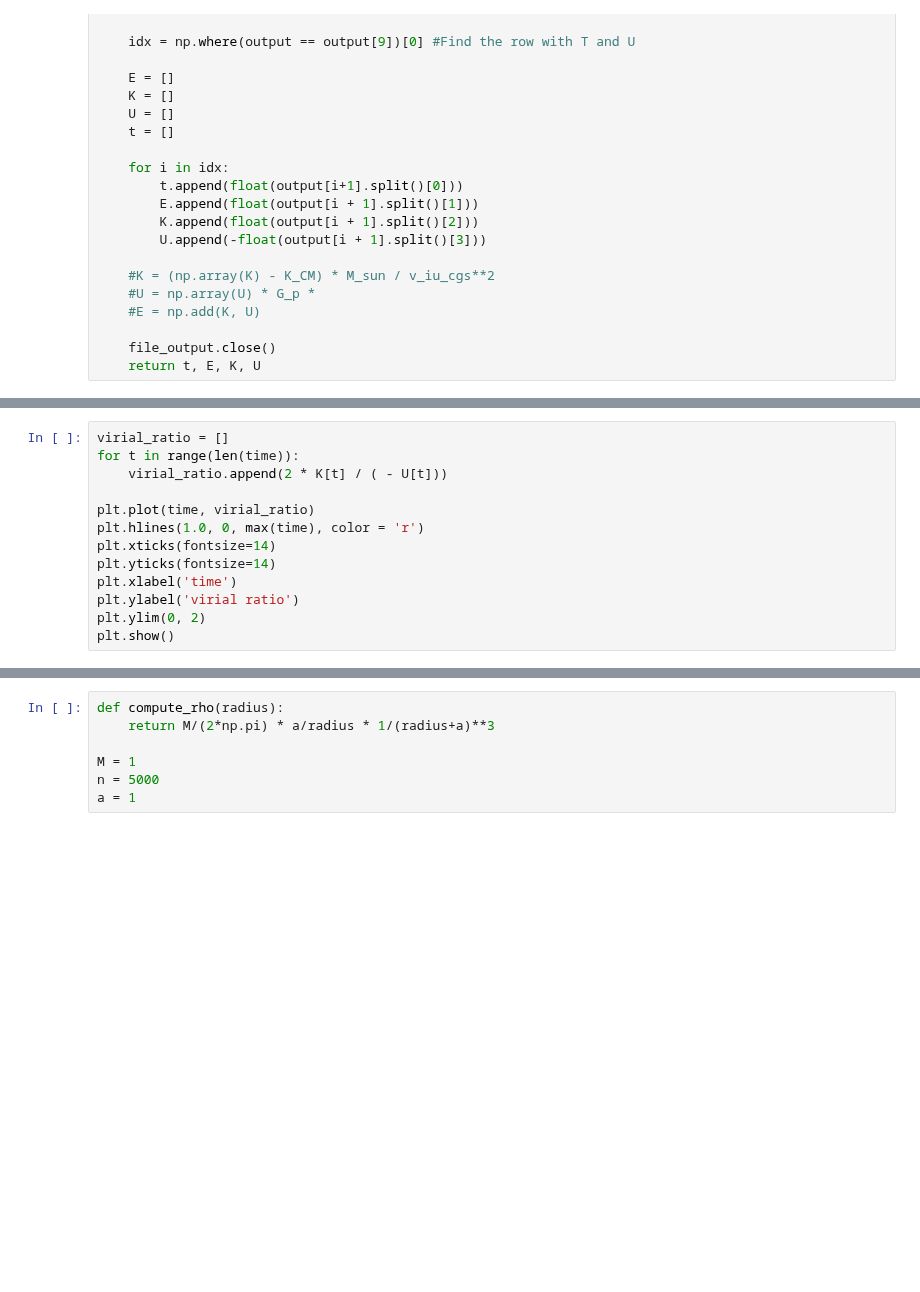
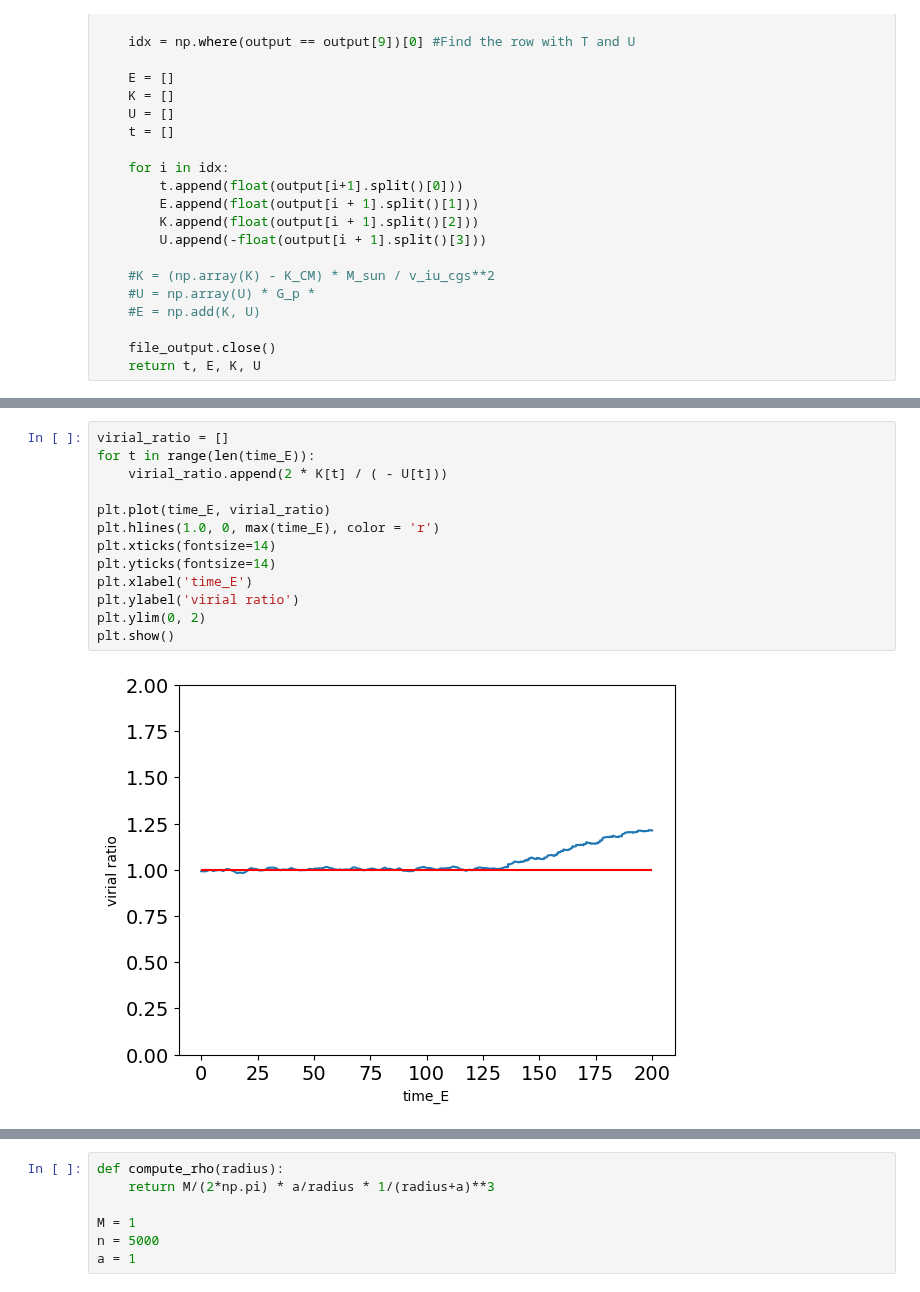
Before and after one commit to lisam10/stellar_systems_dynamics2024, a Jupyter notebook: final_exercise/Plotter.ipynb, the cells around one changed output, grey strips where cells are left out. Drawn from its saved outputs; the diff is of its cells as text; blank space fills up the shorter version.

```diff
--- a/final_exercise/Plotter.ipynb
+++ b/final_exercise/Plotter.ipynb
@@ -258,15 +311,17 @@ plt.show()
 # %%
 virial_ratio = []
-for t in range(len(time)):
+for t in range(len(time_E)):
     virial_ratio.append(2 * K[t] / ( - U[t]))
 
-plt.plot(time, virial_ratio)
-plt.hlines(1.0, 0, max(time), color = 'r')
+plt.plot(time_E, virial_ratio)
+plt.hlines(1.0, 0, max(time_E), color = 'r')
 plt.xticks(fontsize=14)
 plt.yticks(fontsize=14)
-plt.xlabel('time')
+plt.xlabel('time_E')
 plt.ylabel('virial ratio')
 plt.ylim(0, 2)
 plt.show()
+# %% [output]
+[figure, added]
 # %%
 print(2 * K[0] / np.abs(U[0]))
```
Also changed, not shown: parts of 22 cells of this notebook.
